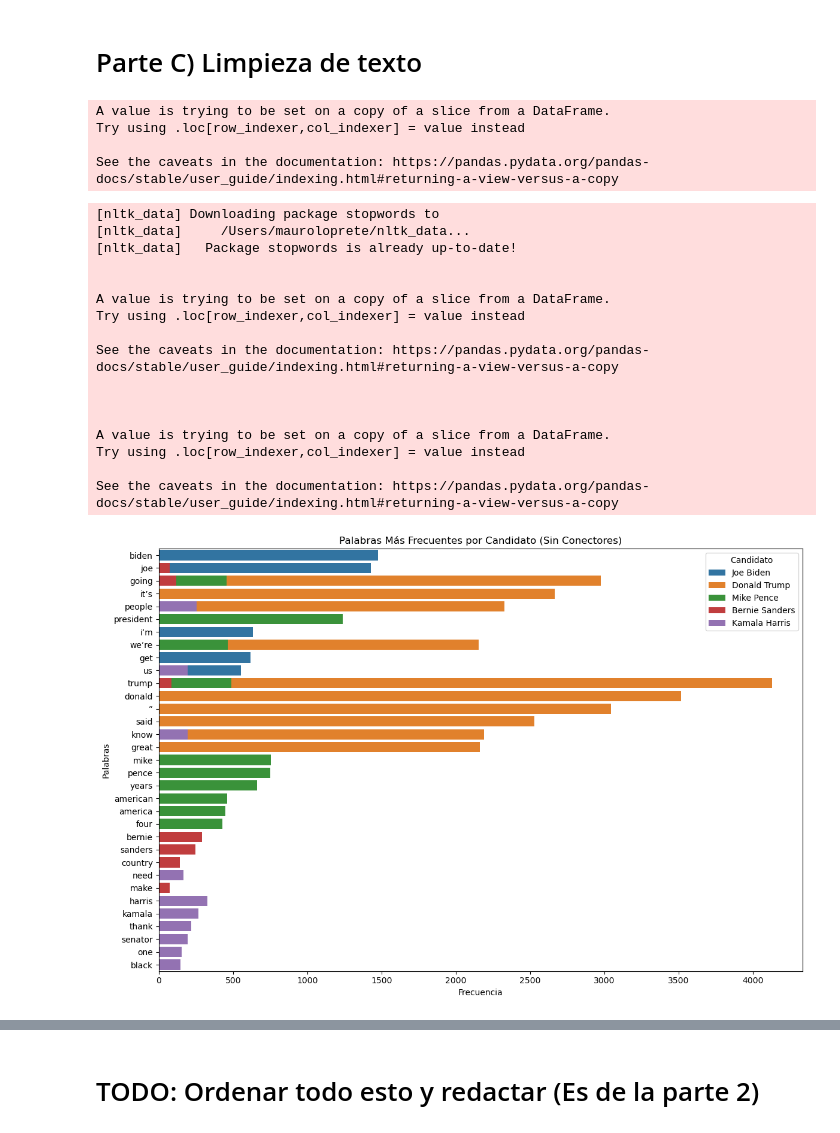
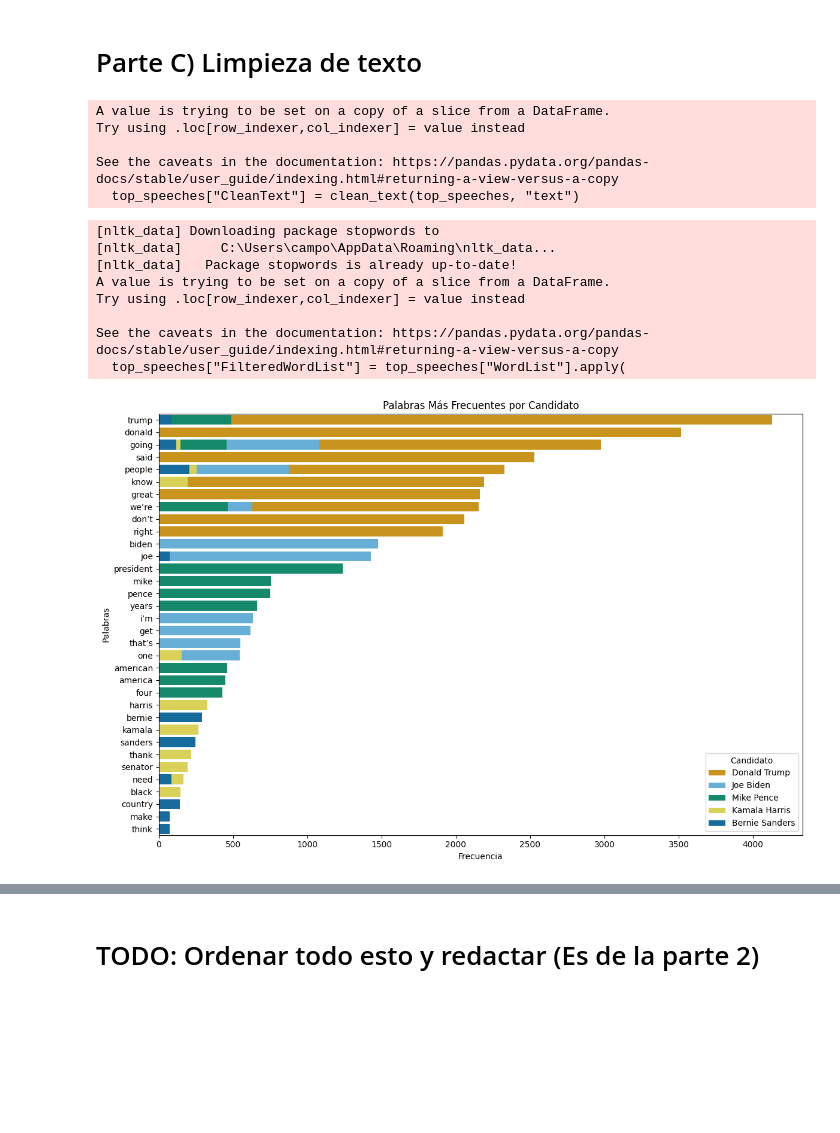
Before and after one commit to campon/intro-cd, a Jupyter notebook: Tarea_1/tarea1_campon_loprete.ipynb, the cells around one changed output, grey strips where cells are left out. Drawn from its saved outputs; the diff is of its cells as text; code cells hidden in the pictures; blank space fills up the shorter version.

```diff
--- a/Tarea_1/tarea1_campon_loprete.ipynb
+++ b/Tarea_1/tarea1_campon_loprete.ipynb
@@ -286,83 +356,98 @@ See the caveats in the documentation: https://pandas.pydata.org/pandas-docs/stab
 # %% [markdown]
 # Parte C) Limpieza de texto
 # %%
+# normalizamos el texto
 def clean_text(df, column_name):
-    # Eliminar primeras palabras hasta el primer "\n"
+    # eliminamos primeras palabras hasta el primer "\n"
     result = df[column_name].str.replace(r"^[^\n]*\n", "", regex=True)
 
-    # Convertir todo a minúsculas
+    # convertir a minusculas
     result = result.str.lower()
 
-    # Eliminar signos de puntuación y caracteres no deseados
+    # eliminar caracteres especiales
     for punc in ["[", "]", "\n", ",", ":", "?", ".", "!", ";", "\"", "\'"]:
         result = result.str.replace(punc, " ", regex=False)
 
-    # Eliminar espacios extra
+    # eliminar espacios extras
     result = result.str.replace(r"\s+", " ", regex=True).str.strip()
 
     return result
 
-# Crear la columna CleanText
+import re
+
+def clean_text(df, column_name):
+    result = df[column_name]
+
+    # quitar todo hasta el primer \n
+    result = result.str.replace(r"^[^\n]*\n", "", regex=True)
+
+    # convertir a minúsculas
+    result = result.str.lower()
+
+    # eliminar signos de puntuación definidos
+    result = result.str.replace(r"[{}\n]".format(re.escape("[],:?.!;\"'")), " ", regex=True)
+
+    # eliminar espacios extra
+    result = result.str.replace(r"\s+", " ", regex=True).str.strip()
+
+    return result
+
+# creamos columna clentext
 top_speeches["CleanText"] = clean_text(top_speeches, "text")
 # %% [output]
 A value is trying to be set on a copy of a slice from a DataFrame.
 Try using .loc[row_indexer,col_indexer] = value instead
 
 See the caveats in the documentation: https://pandas.pydata.org/pandas-docs/stable/user_guide/indexing.html#returning-a-view-versus-a-copy
+  top_speeches["CleanText"] = clean_text(top_speeches, "text")
 # %%
 
-# Descargar stopwords si es necesario
+# stopwords es un diccionario de palabras que no aportan significado
 nltk.download('stopwords')
-
-# Crear una lista de stopwords en inglés
 stop_words = set(stopwords.words('english'))
 
-# Crear la columna WordList si no existe
 if "WordList" not in top_speeches.columns:
     top_speeches["WordList"] = top_speeches["CleanText"].str.split()
 
-# Filtrar las palabras eliminando las stopwords
+custom_stopwords = {"it’s"}
+
 top_speeches["FilteredWordList"] = top_speeches["WordList"].apply(
-    lambda words: [word for word in words if word not in stop_words]
+    lambda words: [
+        word for word in words
+        if word not in stop_words and word not in custom_stopwords and len(word) > 2
+    ]
 )
 
-# Contar palabras por candidato
+# contar palabras por candidato
 word_counts = {}
 for speaker in top_speeches["speaker"].unique():
     all_words = top_speeches[top_speeches["speaker"] == speaker]["FilteredWordList"].explode()
     word_counts[speaker] = Counter(all_words)
 
-# Crear un DataFrame con las palabras más frecuentes
+# crear un df con las palabras más frecuentes
 top_words = pd.DataFrame([
     {"speaker": speaker, "word": word, "count": count}
     for speaker, counts in word_counts.items()
     for word, count in counts.most_common(10)
 ])
+# reordenamos por frecuencia
+top_words = top_words.sort_values(by=["count"], ascending=[False])
 
-# Visualización
 plt.figure(figsize=(12, 8))
-sns.barplot(data=top_words, x="count", y="word", hue="speaker", dodge=False)
-plt.title("Palabras Más Frecuentes por Candidato (Sin Conectores)")
+sns.barplot(data=top_words, x="count", y="word", hue="speaker", dodge=False, palette=custom_palette)
+plt.title("Palabras Más Frecuentes por Candidato")
 plt.xlabel("Frecuencia")
 plt.ylabel("Palabras")
 plt.legend(title="Candidato")
 plt.tight_layout()
 plt.show()
 # %% [output]
 [nltk_data] Downloading package stopwords to
-[nltk_data]     /Users/mauroloprete/nltk_data...
+[nltk_data]     C:\Users\campo\AppData\Roaming\nltk_data...
 [nltk_data]   Package stopwords is already up-to-date!
-
-
 A value is trying to be set on a copy of a slice from a DataFrame.
 Try using .loc[row_indexer,col_indexer] = value instead
 
 See the caveats in the documentation: https://pandas.pydata.org/pandas-docs/stable/user_guide/indexing.html#returning-a-view-versus-a-copy
-
-
-
-A value is trying to be set on a copy of a slice from a DataFrame.
-Try using .loc[row_indexer,col_indexer] = value instead
-
-See the caveats in the documentation: https://pandas.pydata.org/pandas-docs/stable/user_guide/indexing.html#returning-a-view-versus-a-copy
+  top_speeches["FilteredWordList"] = top_speeches["WordList"].apply(
-[figure, old version]
+[figure, new version]
```
Also changed, not shown: parts of 10 cells of this notebook.
